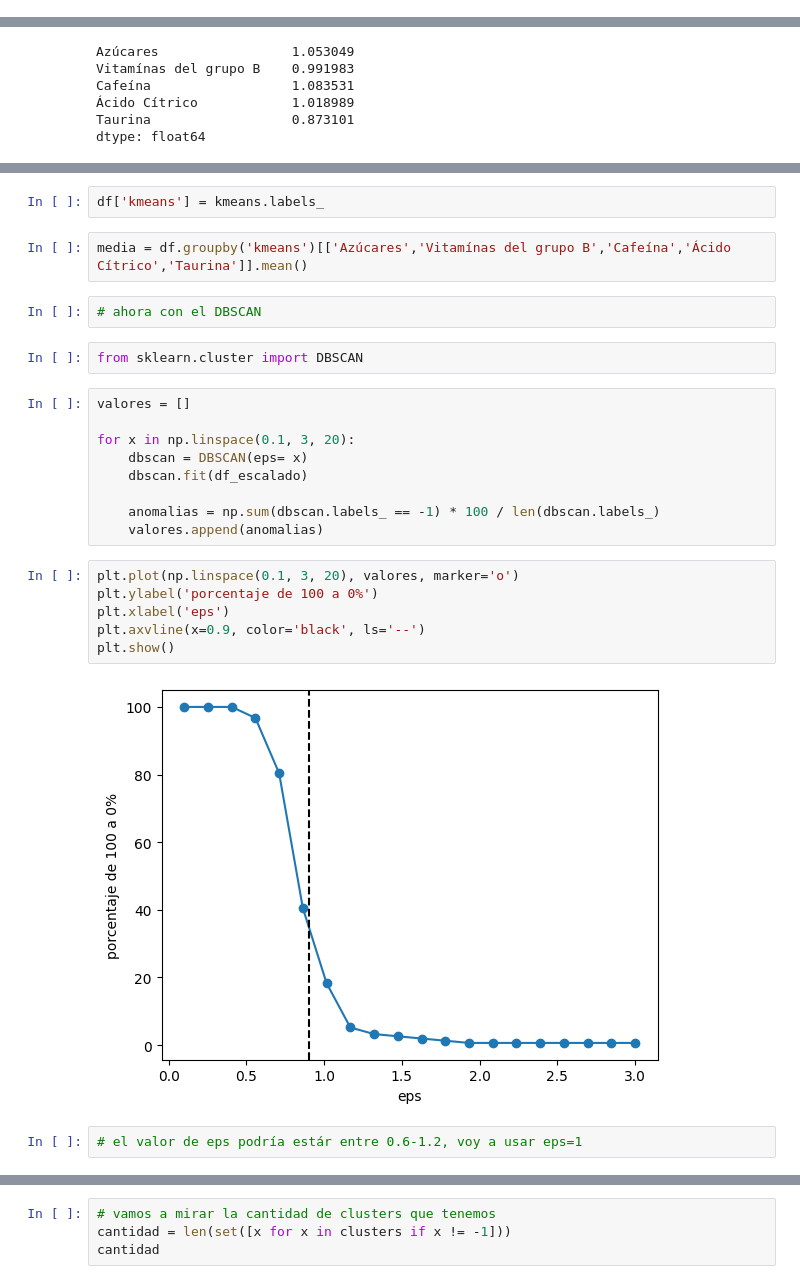
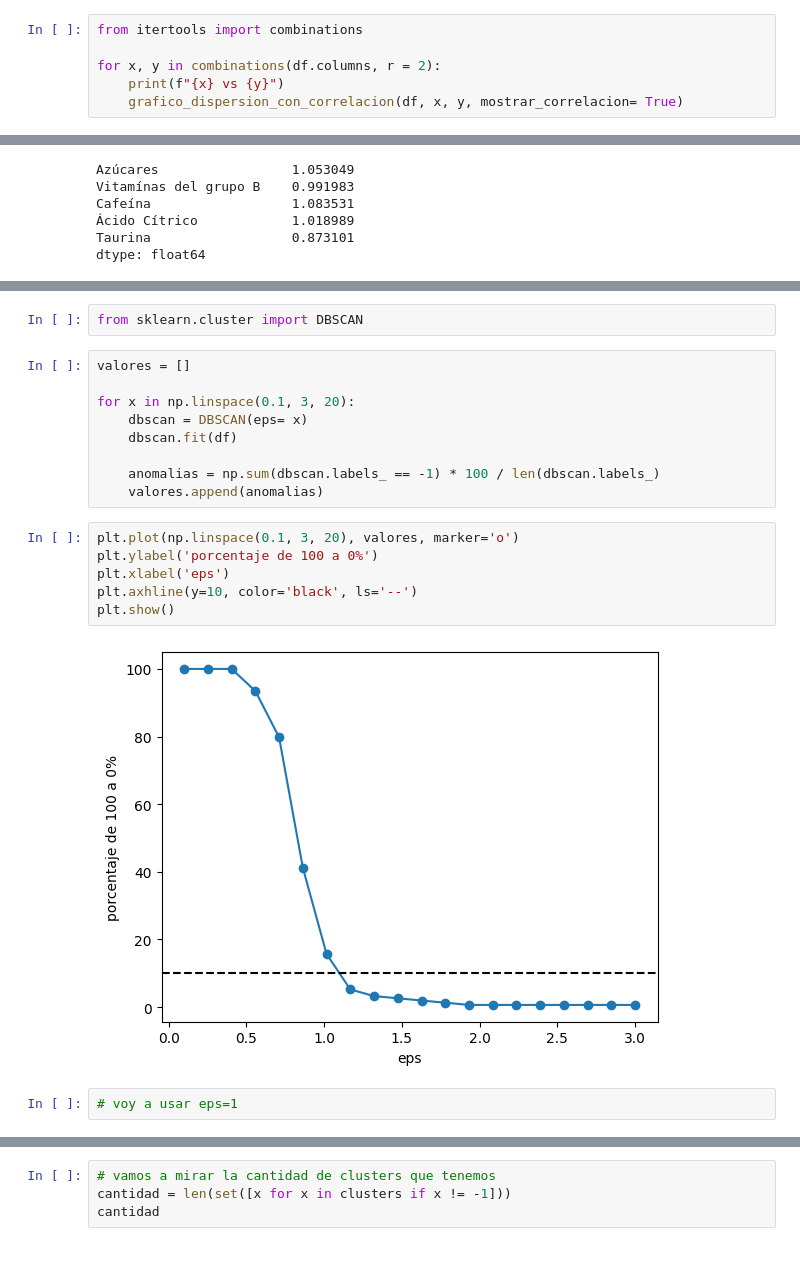
Before and after one commit to cristiancabezas/ONLINE_DS_THEBRIDGE_CRISTIAN, a Jupyter notebook: Sprint_13/Unidad_02/Practica_Obligatoria/18_Practica_Obligatoria_Clustering_II.ipynb, the cells around one changed output, grey strips where cells are left out. Cells and saved outputs as stored; diff of their text form; blank space fills up the shorter version.

```diff
--- a/Sprint_13/Unidad_02/Practica_Obligatoria/18_Practica_Obligatoria_Clustering_II.ipynb
+++ b/Sprint_13/Unidad_02/Practica_Obligatoria/18_Practica_Obligatoria_Clustering_II.ipynb
@@ -104,3 +104,9 @@ sns.heatmap(df.corr(), annot=True);
 sns.boxplot(df[cols], orient='h');
 # %% [output]
 [figure]
+# %%
+from itertools import combinations
+
+for x, y in combinations(df.columns, r = 2):
+    print(f"{x} vs {y}")
+    grafico_dispersion_con_correlacion(df, x, y, mostrar_correlacion= True)
@@ -199,9 +160,3 @@ KMeans(n_clusters=3)
-# %%
-df['kmeans'] = kmeans.labels_
-# %%
-media = df.groupby('kmeans')[['Azúcares','Vitamínas del grupo B','Cafeína','Ácido Cítrico','Taurina']].mean()
-# %%
-# ahora con el DBSCAN
 # %%
 from sklearn.cluster import DBSCAN
 # %%
@@ -209,19 +164,19 @@ valores = []
 
 for x in np.linspace(0.1, 3, 20):
     dbscan = DBSCAN(eps= x)
-    dbscan.fit(df_escalado)
+    dbscan.fit(df)
 
     anomalias = np.sum(dbscan.labels_ == -1) * 100 / len(dbscan.labels_)
     valores.append(anomalias)
 # %%
 plt.plot(np.linspace(0.1, 3, 20), valores, marker='o')
 plt.ylabel('porcentaje de 100 a 0%')
 plt.xlabel('eps')
-plt.axvline(x=0.9, color='black', ls='--')
+plt.axhline(y=10, color='black', ls='--')
 plt.show()
 # %% [output]
-[figure, old version]
+[figure, new version]
 # %%
-# el valor de eps podría estár entre 0.6-1.2, voy a usar eps=1
+# voy a usar eps=1
 # %%
 dbscan = DBSCAN(eps=1)
```
Also changed, not shown: parts of 49 cells of this notebook, 33 other files.
